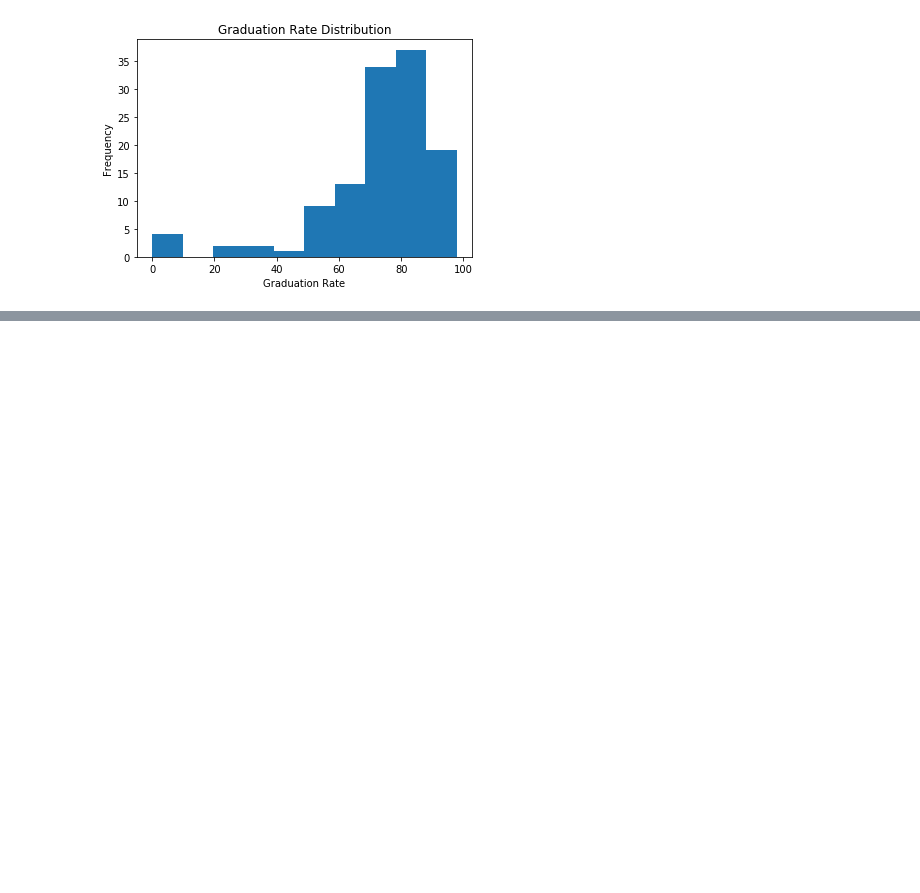
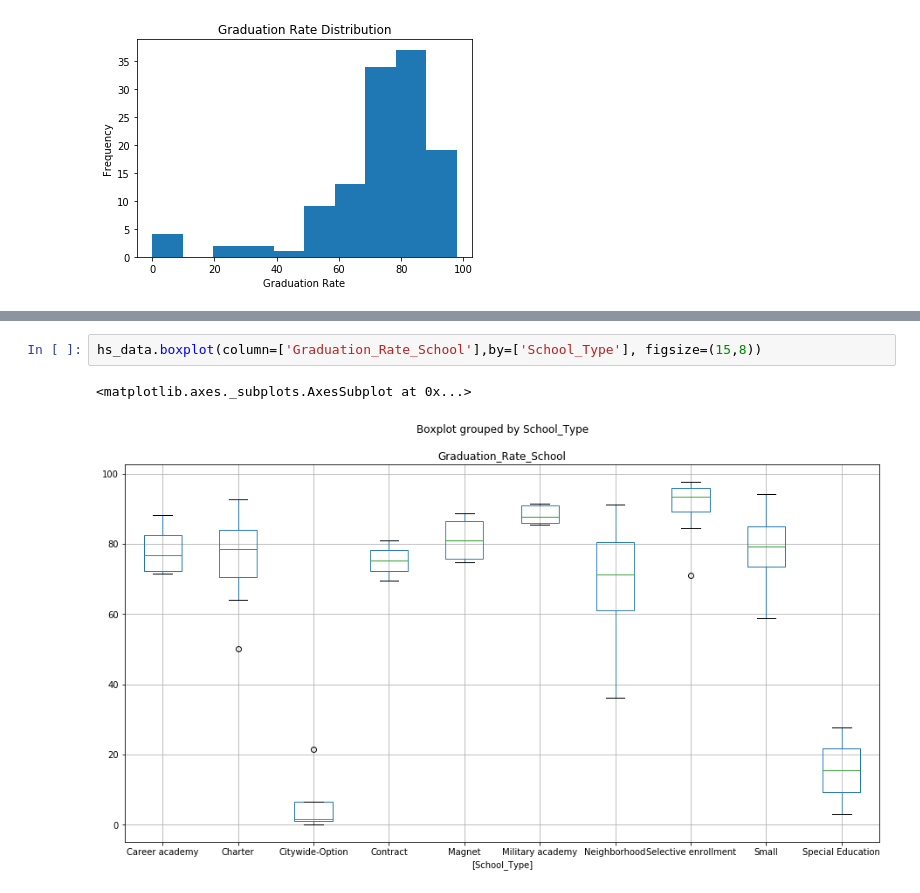
Before and after one commit to jmatune/csc478-project, a Jupyter notebook: Exploratory_Analysis_John.ipynb, the cells around one changed output, grey strips where cells are left out. Drawn from its saved outputs; the diff is of its cells as text; blank space fills up the shorter version.

```diff
--- a/Exploratory_Analysis_John.ipynb
+++ b/Exploratory_Analysis_John.ipynb
@@ -65,0 +69,5 @@ Feature Selection regression (lasso, ridge, elastic net, GD)
+# %%
+hs_data.boxplot(column=['Graduation_Rate_School'],by=['School_Type'], figsize=(15,8))
+# %% [output]
+<matplotlib.axes._subplots.AxesSubplot at 0x...>
+[figure, added]
```
Also changed, not shown: parts of 21 cells of this notebook.
